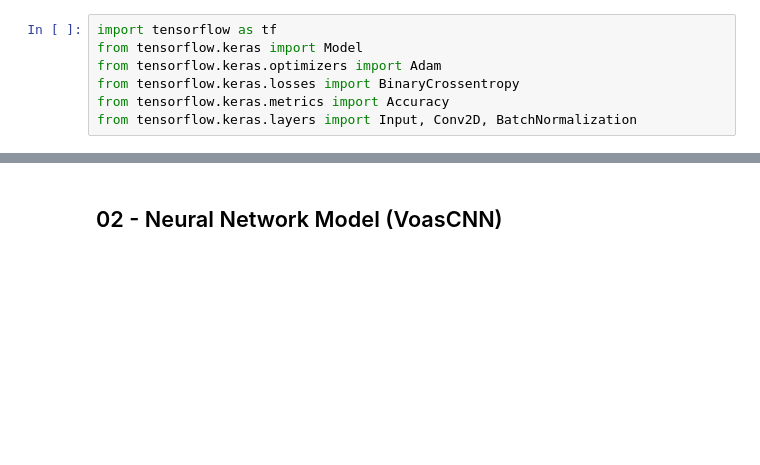
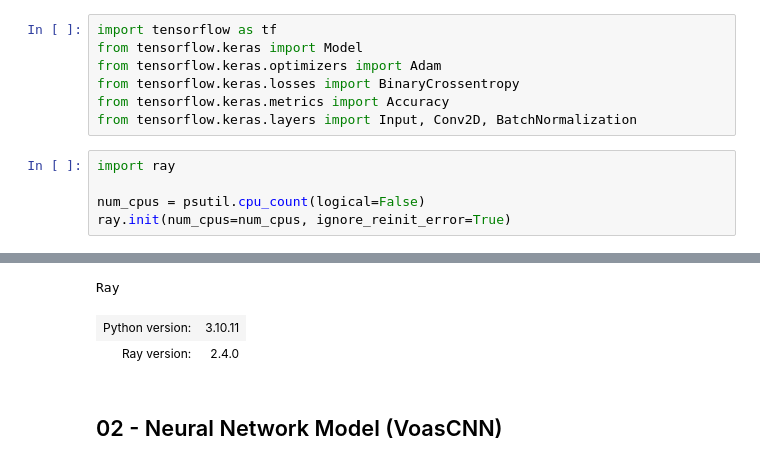
Before and after one commit to Xornotor/VocalAssignment-SSCS, a Jupyter notebook: SSCS_Test_Playground.ipynb, the cells around one changed output, grey strips where cells are left out. Drawn from its saved outputs; the diff is of its cells as text; blank space fills up the shorter version.

```diff
--- a/SSCS_Test_Playground.ipynb
+++ b/SSCS_Test_Playground.ipynb
@@ -23,3 +29,9 @@ from tensorflow.keras.optimizers import Adam
 from tensorflow.keras.losses import BinaryCrossentropy
 from tensorflow.keras.metrics import Accuracy
 from tensorflow.keras.layers import Input, Conv2D, BatchNormalization
+# %%
+import ray
+
+num_cpus = psutil.cpu_count(logical=False)
+ray.init(num_cpus=num_cpus, ignore_reinit_error=True)
+# %% [output]
@@ -26,3 +39,6 @@ from tensorflow.keras.layers import Input, Conv2D, BatchNormalization
+Ray
+| Python version: | 3.10.11 |
+| Ray version: | 2.4.0 |
 # %% [markdown]
 ## 02 - Neural Network Model (VoasCNN)
 # %%
```
Also changed, not shown: parts of 19 cells of this notebook.
